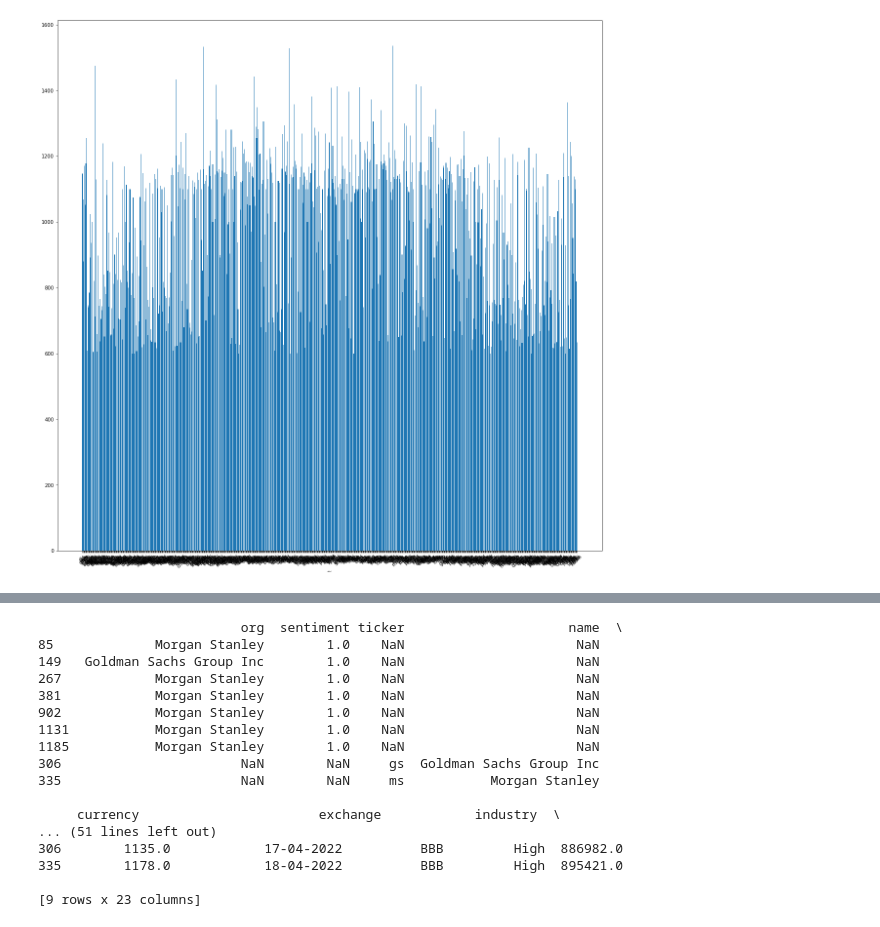
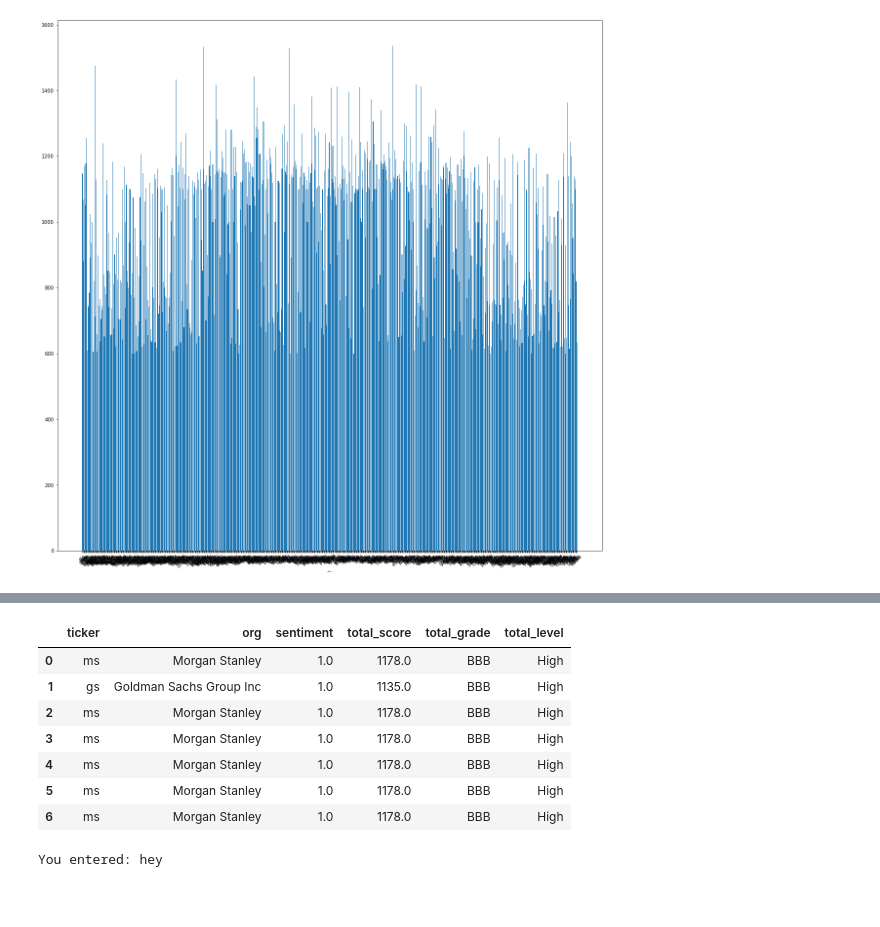
Before and after one commit to oksami/cs6320project, a Jupyter notebook: sentimentAnalysis.ipynb, the cells around one changed output, grey strips where cells are left out. Cells and saved outputs as stored; diff of their text form; code cells hidden in the pictures; blank space fills up the shorter version.

```diff
--- a/sentimentAnalysis.ipynb
+++ b/sentimentAnalysis.ipynb
@@ -151,24 +176,22 @@ plt.show()
 # %%
 #Commonalities between News CSV and ratings csv
-common = list(set(orgs_df['org']) & set(df2['name']))
-print(pd.concat([
-    orgs_df[orgs_df.org.isin(common)],
-    df2[df2.name.isin(common)]]))
+#common = list(set(orgs_df['org']) & set(df2['name']))
+#print(pd.concat([
+#    orgs_df[orgs_df.org.isin(common)],
+#    df2[df2.name.isin(common)]]))
+sent_viz_df = pd.read_csv("data/sentiment_viz.csv", index_col=None)
+sent_viz_df
 # %% [output]
-                          org  sentiment ticker                     name  \
-85             Morgan Stanley        1.0    NaN                      NaN
-149   Goldman Sachs Group Inc        1.0    NaN                      NaN
-267            Morgan Stanley        1.0    NaN                      NaN
-381            Morgan Stanley        1.0    NaN                      NaN
-902            Morgan Stanley        1.0    NaN                      NaN
-1131           Morgan Stanley        1.0    NaN                      NaN
-1185           Morgan Stanley        1.0    NaN                      NaN
-306                       NaN        NaN     gs  Goldman Sachs Group Inc
-335                       NaN        NaN     ms           Morgan Stanley
-
-     currency                       exchange            industry  \
-... (51 lines left out)
-306        1135.0            17-04-2022          BBB         High  886982.0
-335        1178.0            18-04-2022          BBB         High  895421.0
-
-[9 rows x 23 columns]
+|  | ticker | org | sentiment | total_score | total_grade | total_level |
+| 0 | ms | Morgan Stanley | 1.0 | 1178.0 | BBB | High |
+| 1 | gs | Goldman Sachs Group Inc | 1.0 | 1135.0 | BBB | High |
+| 2 | ms | Morgan Stanley | 1.0 | 1178.0 | BBB | High |
+| 3 | ms | Morgan Stanley | 1.0 | 1178.0 | BBB | High |
+| 4 | ms | Morgan Stanley | 1.0 | 1178.0 | BBB | High |
+| 5 | ms | Morgan Stanley | 1.0 | 1178.0 | BBB | High |
+| 6 | ms | Morgan Stanley | 1.0 | 1178.0 | BBB | High |
+# %%
+var = input("Please enter something: ")
+print("You entered: " + var)
+# %% [output]
+You entered: hey
```
Also changed, not shown: parts of 3 cells of this notebook, 1 other file.
